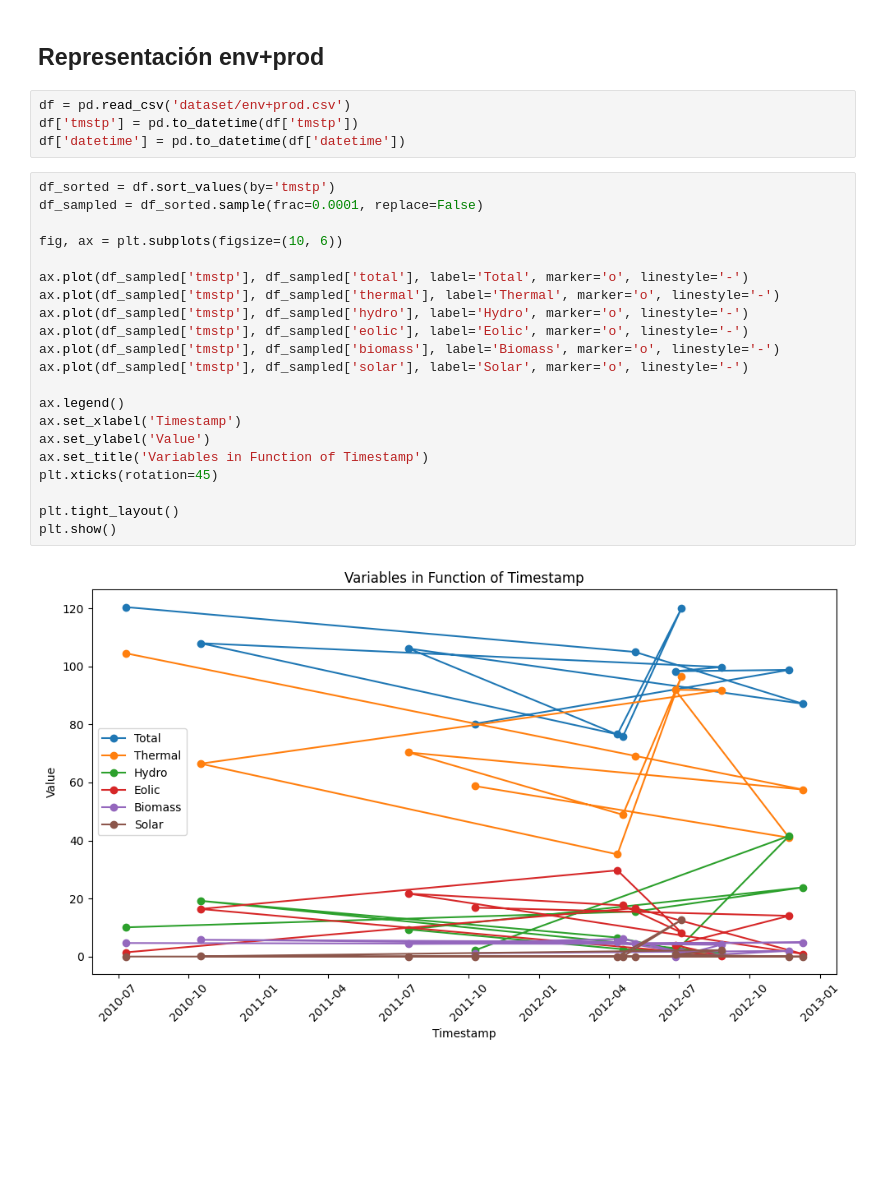
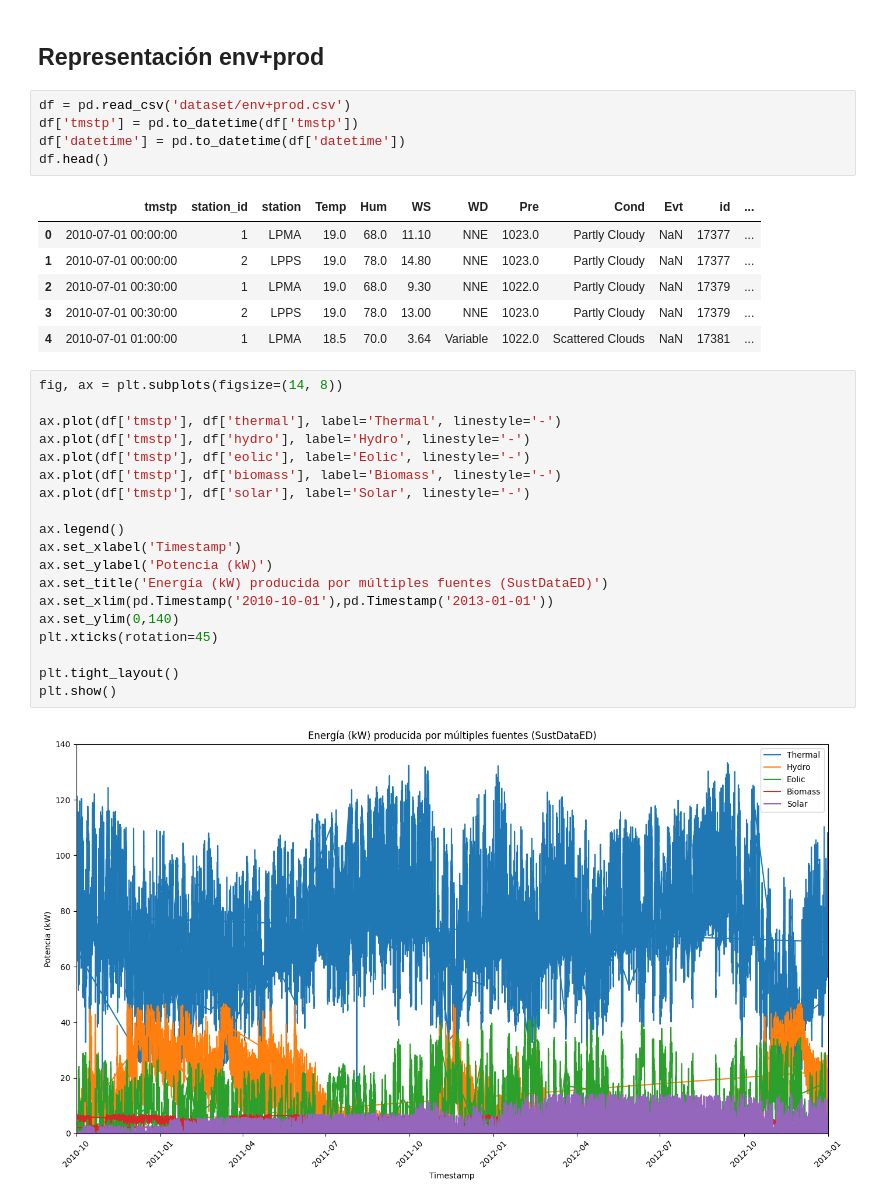
Before and after one commit to PaulaBartolomeMora/TFM, a Jupyter notebook: SustData/ficherodegraficas.ipynb, the cells around one changed output. Cells and saved outputs as stored; diff of their text form; blank space fills up the shorter version.

```diff
--- a/SustData/ficherodegraficas.ipynb
+++ b/SustData/ficherodegraficas.ipynb
@@ -75,26 +76,32 @@ plt.show()
 df = pd.read_csv('dataset/env+prod.csv')
 df['tmstp'] = pd.to_datetime(df['tmstp'])
 df['datetime'] = pd.to_datetime(df['datetime'])
+df.head()
+# %% [output]
+|  | tmstp | station_id | station | Temp | Hum | WS | WD | Pre | Cond | Evt | id | ... |
+| 0 | 2010-07-01 00:00:00 | 1 | LPMA | 19.0 | 68.0 | 11.10 | NNE | 1023.0 | Partly Cloudy | NaN | 17377 | ... |
+| 1 | 2010-07-01 00:00:00 | 2 | LPPS | 19.0 | 78.0 | 14.80 | NNE | 1023.0 | Partly Cloudy | NaN | 17377 | ... |
+| 2 | 2010-07-01 00:30:00 | 1 | LPMA | 19.0 | 68.0 | 9.30 | NNE | 1022.0 | Partly Cloudy | NaN | 17379 | ... |
+| 3 | 2010-07-01 00:30:00 | 2 | LPPS | 19.0 | 78.0 | 13.00 | NNE | 1023.0 | Partly Cloudy | NaN | 17379 | ... |
+| 4 | 2010-07-01 01:00:00 | 1 | LPMA | 18.5 | 70.0 | 3.64 | Variable | 1022.0 | Scattered Clouds | NaN | 17381 | ... |
 # %%
-df_sorted = df.sort_values(by='tmstp')
-df_sampled = df_sorted.sample(frac=0.0001, replace=False)
+fig, ax = plt.subplots(figsize=(14, 8))
 
-fig, ax = plt.subplots(figsize=(10, 6))
-
-ax.plot(df_sampled['tmstp'], df_sampled['total'], label='Total', marker='o', linestyle='-')
-ax.plot(df_sampled['tmstp'], df_sampled['thermal'], label='Thermal', marker='o', linestyle='-')
-ax.plot(df_sampled['tmstp'], df_sampled['hydro'], label='Hydro', marker='o', linestyle='-')
-ax.plot(df_sampled['tmstp'], df_sampled['eolic'], label='Eolic', marker='o', linestyle='-')
-ax.plot(df_sampled['tmstp'], df_sampled['biomass'], label='Biomass', marker='o', linestyle='-')
-ax.plot(df_sampled['tmstp'], df_sampled['solar'], label='Solar', marker='o', linestyle='-')
+ax.plot(df['tmstp'], df['thermal'], label='Thermal', linestyle='-')
+ax.plot(df['tmstp'], df['hydro'], label='Hydro', linestyle='-')
+ax.plot(df['tmstp'], df['eolic'], label='Eolic', linestyle='-')
+ax.plot(df['tmstp'], df['biomass'], label='Biomass', linestyle='-')
+ax.plot(df['tmstp'], df['solar'], label='Solar', linestyle='-')
 
 ax.legend()
 ax.set_xlabel('Timestamp')
-ax.set_ylabel('Value')
-ax.set_title('Variables in Function of Timestamp')
+ax.set_ylabel('Potencia (kW)')
+ax.set_title('Energía (kW) producida por múltiples fuentes (SustDataED)')
+ax.set_xlim(pd.Timestamp('2010-10-01'),pd.Timestamp('2013-01-01'))
+ax.set_ylim(0,140)
 plt.xticks(rotation=45)
 
 plt.tight_layout()
 plt.show()
 # %% [output]
-[figure, old version]
+[figure, new version]
```
Also changed, not shown: parts of 11 cells of this notebook, 3 other files.
